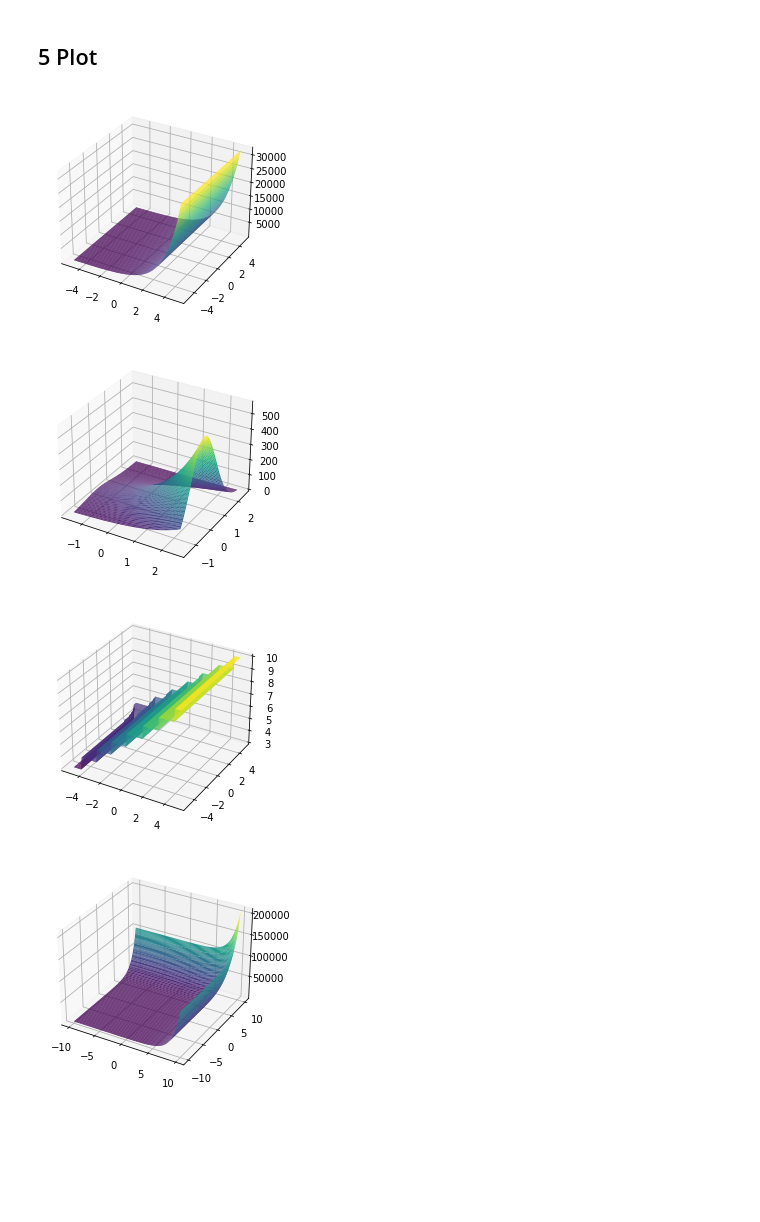
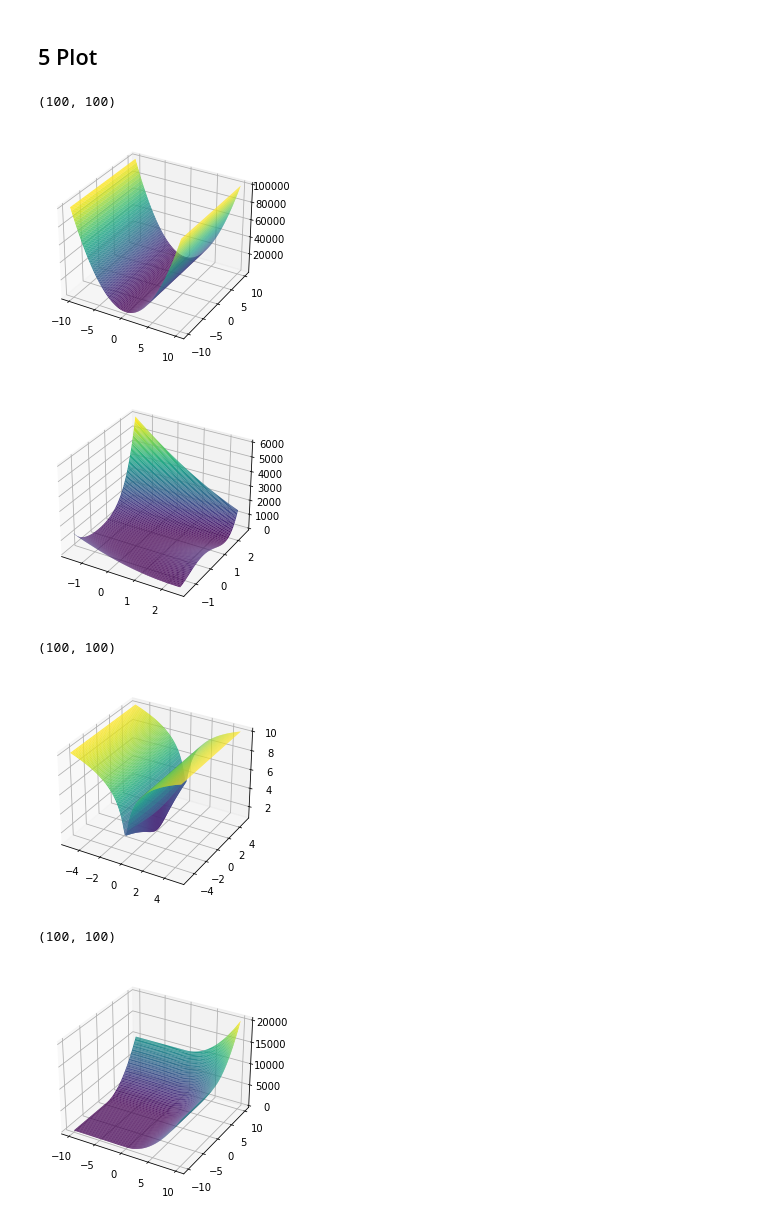
Before and after one commit to UCPHszf/Numerical-Optimization, a Jupyter notebook: code/case_studies.ipynb, the cells around one changed output. Cells and saved outputs as stored; diff of their text form; code cells hidden in the pictures; blank space fills up the shorter version.

Commit message:
Fix np.exp2(x) -> np.power(x, 2)

```diff
--- a/code/case_studies.ipynb
+++ b/code/case_studies.ipynb
@@ -14,7 +14,7 @@ from sympy.functions import log, exp
 def ellipsoid(x: List[float] = None, alpha: int = 1000) -> float:
     if x is not None:
         d = len(x)
-        return sum([np.power(alpha, (i - 1) / (d - 1)) * np.exp2(x[i - 1]) for i in range(1, d + 1)])
+        return sum([np.power(alpha, (i - 1) / (d - 1)) * np.power(x[i - 1], 2) for i in range(1, d + 1)])
     else:
         i, d, alpha = sp.symbols('i d alpha')
         x = sp.IndexedBase('x')
@@ -23,7 +23,7 @@ def ellipsoid(x: List[float] = None, alpha: int = 1000) -> float:
 
 def rosenbrock_banana(x_1: float = None, x_2: float = None) -> float:
     if x_1 and x_2:
-        return np.exp2(1 - x_1) + 100 * np.exp2(x_2 - np.power(x_1, 2))
+        return np.power(1 - x_1, 2) + 100 * np.power(x_2 - np.power(x_1, 2), 2)
     else:
         x_1, x_2 = sp.symbols('x_1 x_2')
         return (1 - x_1) ** 2 + 100 * (x_2 - x_1 ** 2) ** 2
@@ -43,7 +43,7 @@ def attractive_sector(x: List[float] = None, q: float = 1e4) -> float:
             d = len(x)
             # h = lambda x : np.log(1 + np.exp(q * x)) / q
             h = lambda x : (np.log(1 + np.exp(-abs(q * x))) + max(q * x, 0)) / q
-            return sum([np.exp2(h(x[i - 1])) + 100 * np.exp2(h(x[i - 1])) for i in range(1, d + 1)])
+            return sum([np.power(h(x[i - 1]), 2) + 100 * np.power(h(x[i - 1]), 2) for i in range(1, d + 1)])
         else:
             i, d, q = sp.symbols('i d q')
             h1, h2 = sp.symbols('h1 h2')
@@ -56,7 +56,7 @@ def attractive_sector(x: List[float] = None, q: float = 1e4) -> float:
 def sum_of_different_powers_function(x: List[float] = None) -> float:
     if x is not None:
         d = len(x)
-        return sum([np.power(np.exp2(x[i - 1]), 1 + (i - 1) / (d - 1)) for i in range(1, d + 1)])
+        return sum([np.power(np.power(x[i - 1], 2), 1 + (i - 1) / (d - 1)) for i in range(1, d + 1)])
     else:
         i, d = sp.symbols('i d')
         x = sp.IndexedBase('x')
@@ -322,7 +322,10 @@ def my_plot_3d(func, start=-10, end=10):
     y = np.linspace(start, end, 100)
     X, Y = np.meshgrid(x, y)
     n = len(X)
-    Z = np.array([[0] * n for _ in range(n)])
+    # Z = np.array([[0] * n for _ in range(n)])
+
+    Z = np.zeros(shape=(y.size, x.size))
+    print(Z.shape)
     for i in range(n):
         for j in range(n):
             Z[i][j] = func([x[i], y[j]])
@@ -334,9 +337,10 @@ def my_plot_3d(func, start=-10, end=10):
     ax.plot_surface(X, Y, Z, rstride=1, cstride=1,
                 cmap='viridis', edgecolor='none')
 # %%
-my_plot_3d(ellipsoid, start=-5, end=5)
+my_plot_3d(ellipsoid, start=-10, end=10)
 # %% [output]
+(100, 100)
-[figure, old version]
+[figure, new version]
 # %%
 def plot_rosenbrock_banana(start=-1.5, end=2.5):
     x = np.linspace(start, end, 100)
@@ -357,15 +361,17 @@ def plot_rosenbrock_banana(start=-1.5, end=2.5):
 
 plot_rosenbrock_banana()
 # %% [output]
-[figure, old version]
+[figure, new version]
 # %%
 my_plot_3d(log_ellipsoid, start=-5, end=5)
 # %% [output]
+(100, 100)
-[figure, old version]
+[figure, new version]
 # %%
 my_plot_3d(attractive_sector)
 # %% [output]
+(100, 100)
-[figure, old version]
+[figure, new version]
 # %%
 my_plot_3d(sum_of_different_powers_function, start=-4, end=4)
 # %% [output]
```
Also changed, not shown: parts of 10 cells of this notebook.
